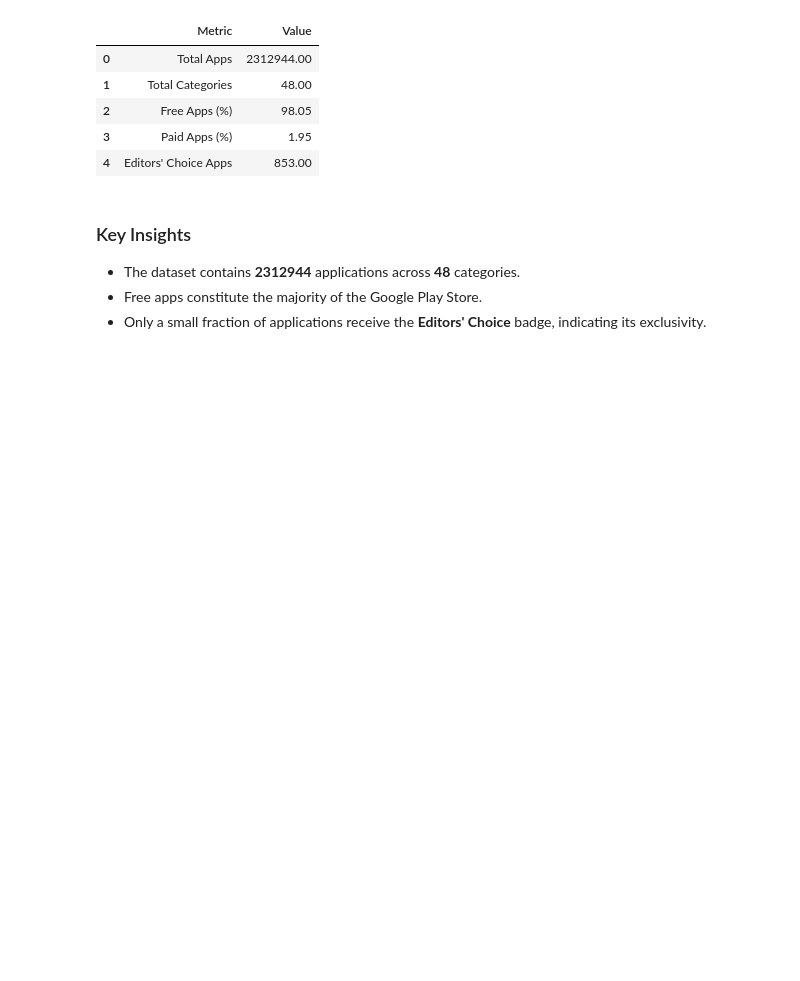
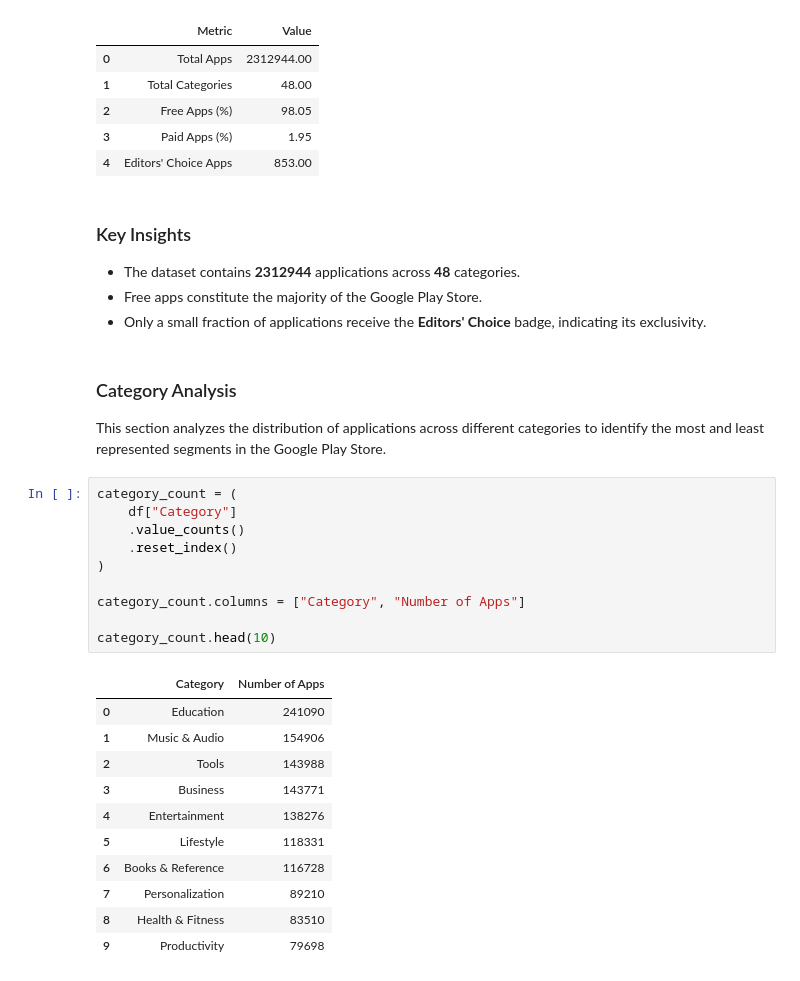
Before and after one commit to ShrutiTss/google-play-store-business-analytics, a Jupyter notebook: notebooks/04_exploratory_data_analysis.ipynb, the cells around one changed output. Drawn from its saved outputs; the diff is of its cells as text; blank space fills up the shorter version.

```diff
--- a/notebooks/04_exploratory_data_analysis.ipynb
+++ b/notebooks/04_exploratory_data_analysis.ipynb
@@ -98,3 +102,29 @@ summary
 - The dataset contains **2312944** applications across **48** categories.
 - Free apps constitute the majority of the Google Play Store.
 - Only a small fraction of applications receive the **Editors' Choice** badge, indicating its exclusivity.
+# %% [markdown]
+### Category Analysis
+
+This section analyzes the distribution of applications across different categories to identify the most and least represented segments in the Google Play Store.
+# %%
+category_count = (
+    df["Category"]
+    .value_counts()
+    .reset_index()
+)
+
+category_count.columns = ["Category", "Number of Apps"]
+
+category_count.head(10)
+# %% [output]
+|  | Category | Number of Apps |
+| 0 | Education | 241090 |
+| 1 | Music & Audio | 154906 |
+| 2 | Tools | 143988 |
+| 3 | Business | 143771 |
+| 4 | Entertainment | 138276 |
+| 5 | Lifestyle | 118331 |
+| 6 | Books & Reference | 116728 |
+| 7 | Personalization | 89210 |
+| 8 | Health & Fitness | 83510 |
+| 9 | Productivity | 79698 |
```
Also changed, not shown: parts of 4 cells of this notebook.
